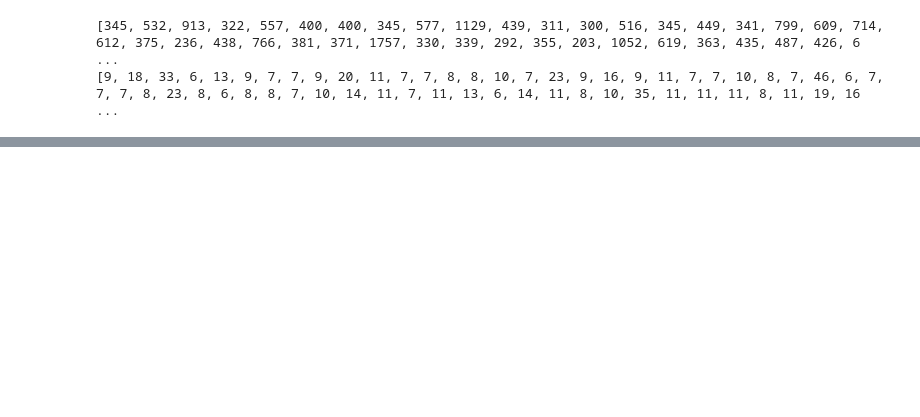
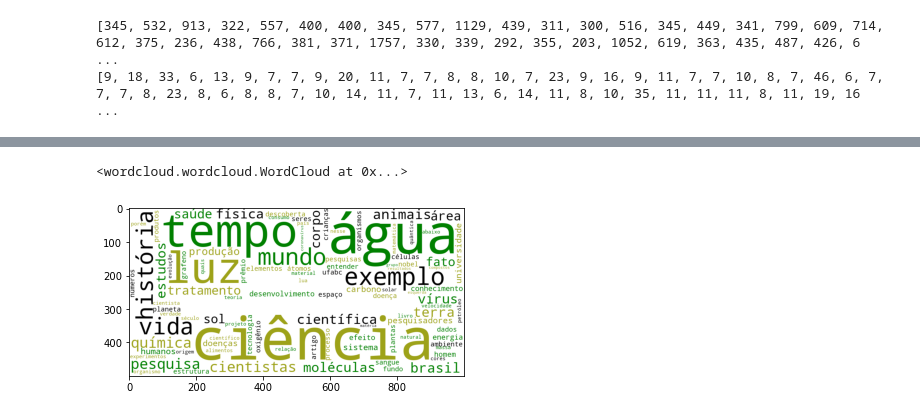
Before and after one commit to mdspena/PGC, a Jupyter notebook: PGC.ipynb, the cells around one changed output, grey strips where cells are left out. Saved outputs shown, nothing was run; the diff lists cells and outputs as text; code cells hidden in the pictures; blank space fills up the shorter version.

```diff
--- a/PGC.ipynb
+++ b/PGC.ipynb
@@ -13,7 +17,8 @@ regex = r"[-'a-zA-ZÀ-ÖØ-öø-ÿ0-9]+"   # raw string
 # %% [markdown]
 Abrindo o corpus e armazenando o conteúdo completo em *content* e as linhas em *paragraphs*.
 # %%
-fileName = "corpus-textos-DC.txt"
+#fileName = "corpus-textos-DC.txt"
+fileName = "corpus-textos-DC-01-09.txt"
 
 document = open(fileName,'r', encoding='utf-8')
 content  = document.read()
@@ -450,0 +579,18 @@ Marcelo Pena
+# %%
+mask = cv2.imread("logo3.png")
+
+colormap = ListedColormap(['green','#9DA219','black'])
+cloud = WordCloud(background_color='white',
+                 colormap=colormap,
+                 max_words=100,
+                 #contour_width=1,
+                 mask=mask,
+                 #width=3200,
+                 #height=1600
+                 )
+cloud.fit_words(frequencies)
+plt.imshow(cloud)
+cloud.to_file('cloud2.png')
+# %% [output]
+<wordcloud.wordcloud.WordCloud at 0x...>
+[figure, added]
```
Also changed, not shown: parts of 31 cells of this notebook, 8 other files.
